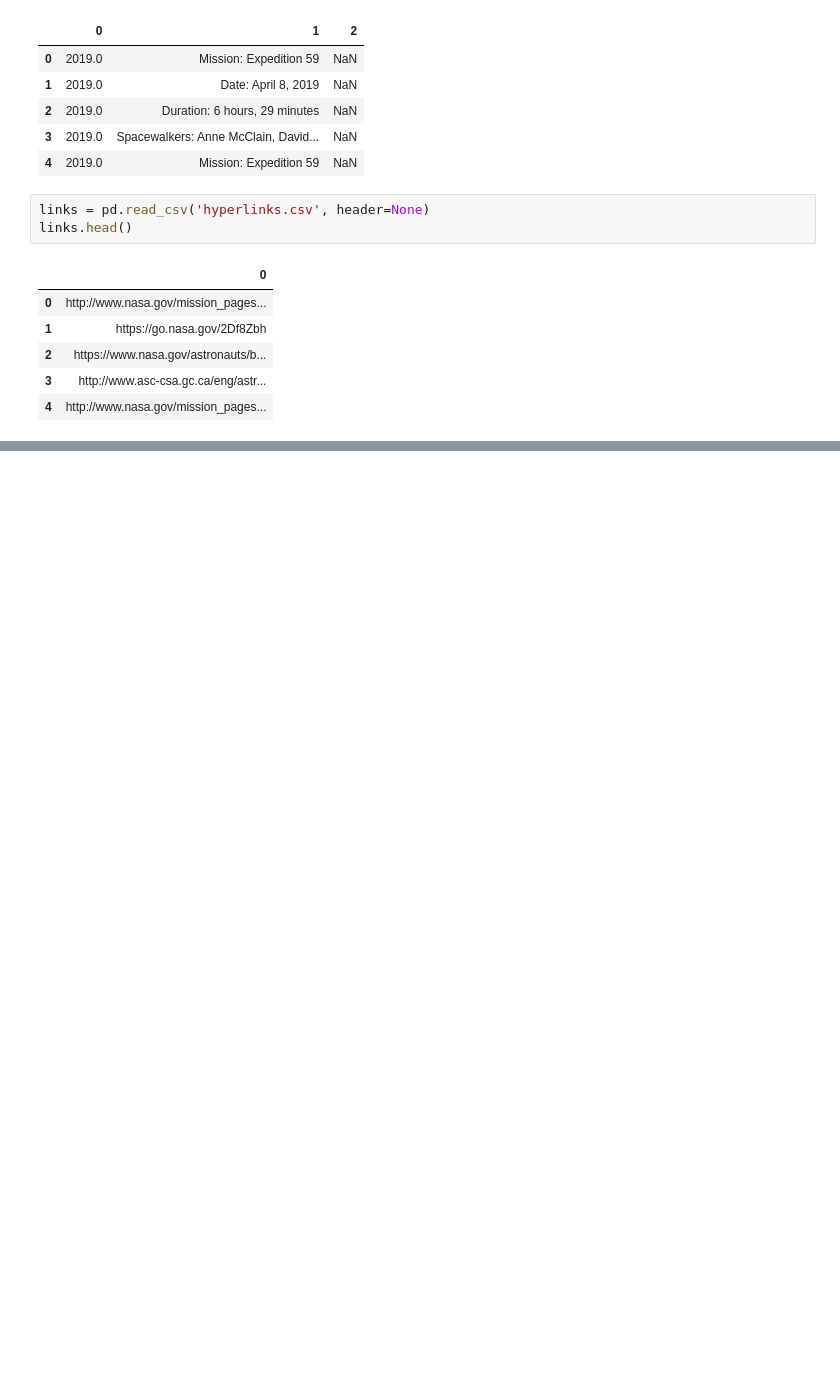
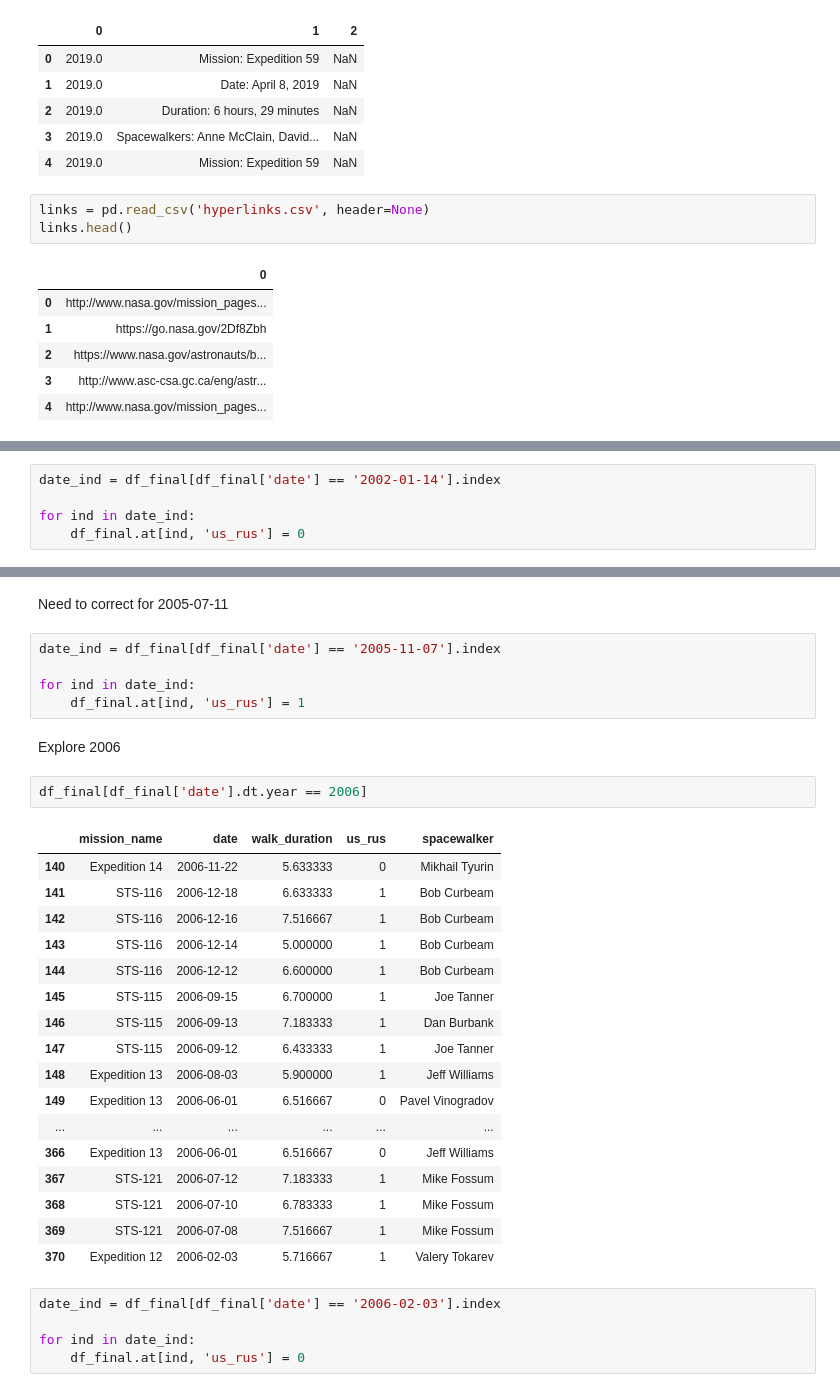
Before and after one commit to rebeccaebarnes/spacewalks, a Jupyter notebook: spacewalks.ipynb, the cells around one changed output, grey strips where cells are left out. Saved outputs shown, nothing was run; the diff lists cells and outputs as text; blank space fills up the shorter version.

```diff
--- a/spacewalks.ipynb
+++ b/spacewalks.ipynb
@@ -94,0 +915,5 @@ links.head()
+# %%
+date_ind = df_final[df_final['date'] == '2002-01-14'].index
+
+for ind in date_ind:
+    df_final.at[ind, 'us_rus'] = 0
@@ -94,0 +940,34 @@ links.head()
+# %% [markdown]
+Need to correct for 2005-07-11
+# %%
+date_ind = df_final[df_final['date'] == '2005-11-07'].index
+
+for ind in date_ind:
+    df_final.at[ind, 'us_rus'] = 1
+# %% [markdown]
+Explore 2006
+# %%
+df_final[df_final['date'].dt.year == 2006]
+# %% [output]
+|  | mission_name | date | walk_duration | us_rus | spacewalker |
+| 140 | Expedition 14 | 2006-11-22 | 5.633333 | 0 | Mikhail Tyurin |
+| 141 | STS-116 | 2006-12-18 | 6.633333 | 1 | Bob Curbeam |
+| 142 | STS-116 | 2006-12-16 | 7.516667 | 1 | Bob Curbeam |
+| 143 | STS-116 | 2006-12-14 | 5.000000 | 1 | Bob Curbeam |
+| 144 | STS-116 | 2006-12-12 | 6.600000 | 1 | Bob Curbeam |
+| 145 | STS-115 | 2006-09-15 | 6.700000 | 1 | Joe Tanner |
+| 146 | STS-115 | 2006-09-13 | 7.183333 | 1 | Dan Burbank |
+| 147 | STS-115 | 2006-09-12 | 6.433333 | 1 | Joe Tanner |
+| 148 | Expedition 13 | 2006-08-03 | 5.900000 | 1 | Jeff Williams |
+| 149 | Expedition 13 | 2006-06-01 | 6.516667 | 0 | Pavel Vinogradov |
+| ... | ... | ... | ... | ... | ... |
+| 366 | Expedition 13 | 2006-06-01 | 6.516667 | 0 | Jeff Williams |
+| 367 | STS-121 | 2006-07-12 | 7.183333 | 1 | Mike Fossum |
+| 368 | STS-121 | 2006-07-10 | 6.783333 | 1 | Mike Fossum |
+| 369 | STS-121 | 2006-07-08 | 7.516667 | 1 | Mike Fossum |
+| 370 | Expedition 12 | 2006-02-03 | 5.716667 | 1 | Valery Tokarev |
+# %%
+date_ind = df_final[df_final['date'] == '2006-02-03'].index
+
+for ind in date_ind:
+    df_final.at[ind, 'us_rus'] = 0
```
Also changed, not shown: parts of 123 cells of this notebook.
